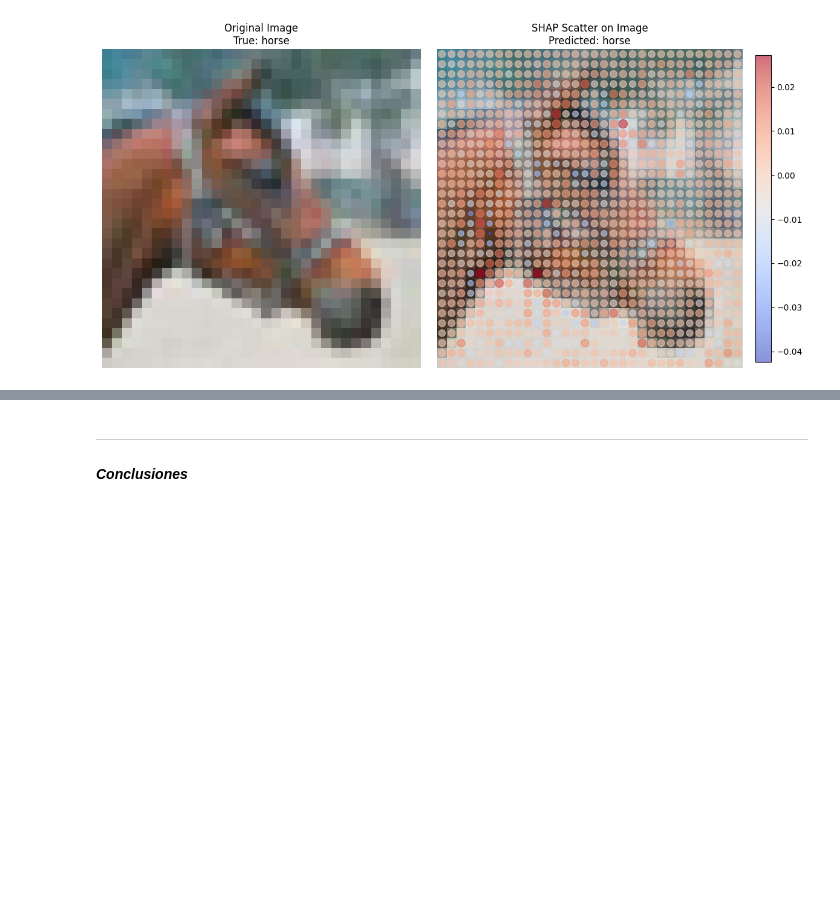
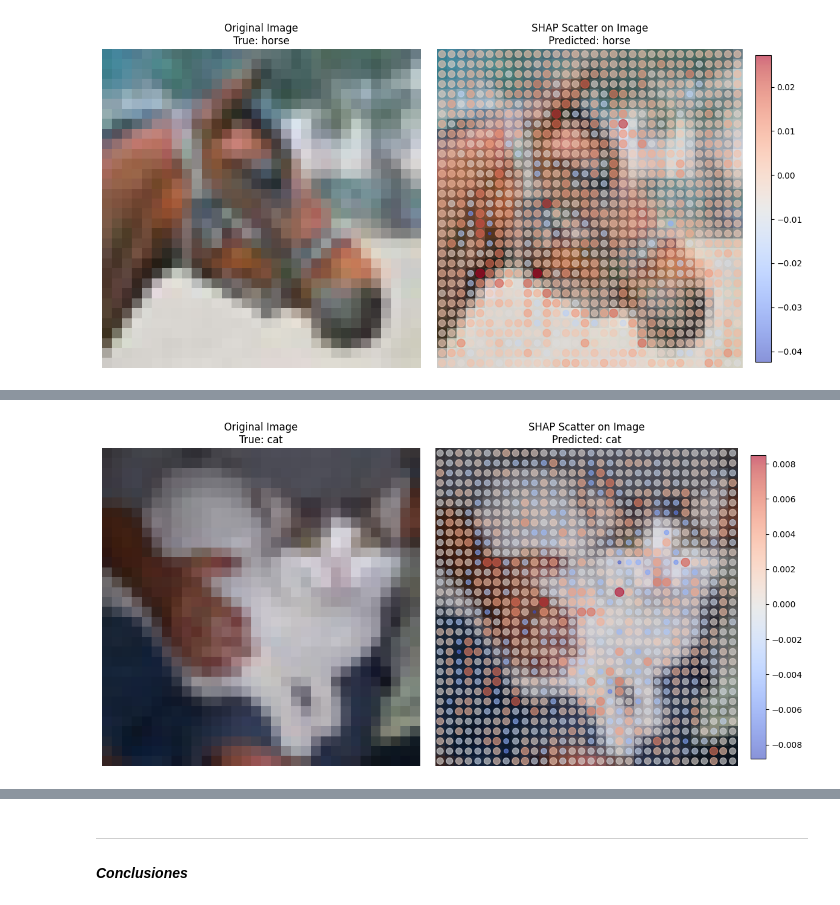
Before and after one commit to stefanoaragoni/OBJRECLAB, a Jupyter notebook: Lab2.ipynb, the cells around one changed output, grey strips where cells are left out. Cells and saved outputs as stored; diff of their text form; code cells hidden in the pictures; blank space fills up the shorter version.

```diff
--- a/Lab2.ipynb
+++ b/Lab2.ipynb
@@ -254,2 +274,3 @@ shap_visualization(31)
 # %%
-shap_visualization(3)
+shap_visualization(78)
+# %% [output]
@@ -255,0 +278 @@ shap_visualization(3)
+[figure, added]
```
Also changed, not shown: parts of 13 cells of this notebook.
